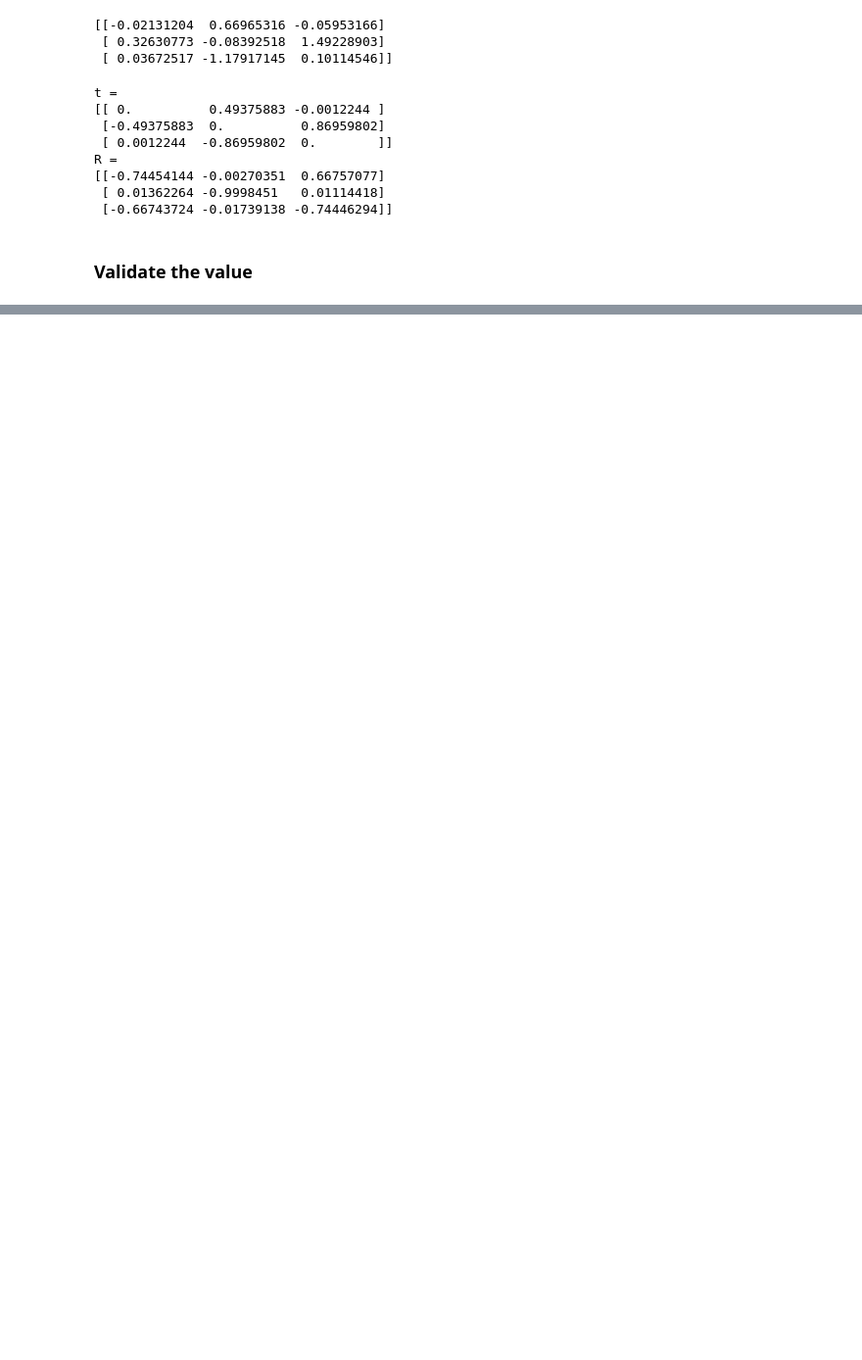
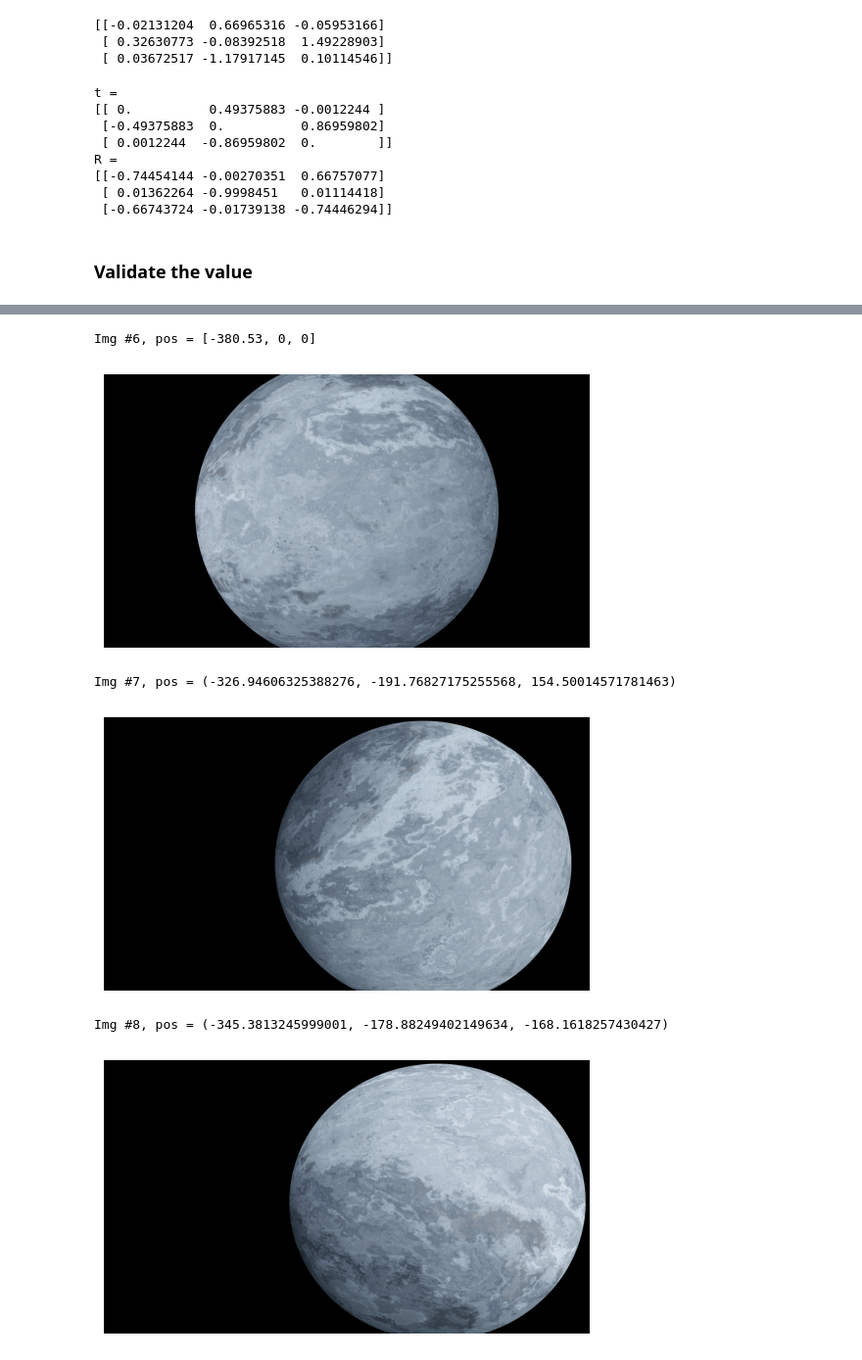
Before and after one commit to GrakePch/2024CV_FinalProject_StarCartographer, a Jupyter notebook: main2.ipynb, the cells around one changed output, grey strips where cells are left out. Shown at 98% size. Saved outputs shown, nothing was run; the diff lists cells and outputs as text; code cells hidden in the pictures; blank space fills up the shorter version.

```diff
--- a/main2.ipynb
+++ b/main2.ipynb
@@ -150,0 +179,36 @@ print(trans56_norm)
+# %%
+from quadrilateral import quadrilateral
+
+IMG_DIM_U = 1920
+IMG_DIM_V = 1080
+
+img6, img6Meta = ld.readImg(PATH, "Cellin_6_c_half", "Cellin_6")
+img7, img7Meta = ld.readImg(PATH, "Cellin_7_c", "Cellin_7")
+img8, img8Meta = ld.readImg(PATH, "Cellin_8_c", "Cellin_8")
+cam6pos = OM[6]
+cam6dir = [1, 0, 0] # Pointing to X+
+cam6up = [0, 0, 1]  # Pointing to Z+
+cam7pos = quadrilateral(
+    [0, 0, 0], img7Meta["distance"]["plt"],
+    OM[1], img7Meta["distance"]["om1"],
+    OM[4], img7Meta["distance"]["om4"],
+    OM[6], img7Meta["distance"]["om6"])
+cam8pos = quadrilateral(
+    [0, 0, 0], img8Meta["distance"]["plt"],
+    OM[1], img8Meta["distance"]["om1"],
+    OM[4], img8Meta["distance"]["om4"],
+    OM[6], img8Meta["distance"]["om6"])
+
+print("Img #6, pos =", cam6pos)
+ld.showImg(img6)
+print("Img #7, pos =", cam7pos)
+ld.showImg(img7)
+print("Img #8, pos =", cam8pos)
+ld.showImg(img8)
+# %% [output]
+Img #6, pos = [-380.53, 0, 0]
+[figure, added]
+Img #7, pos = (-326.94606325388276, -191.76827175255568, 154.50014571781463)
+[figure, added]
+Img #8, pos = (-345.3813245999001, -178.88249402149634, -168.1618257430427)
+[figure, added]
```
Also changed, not shown: parts of 36 cells of this notebook, 13 other files.
